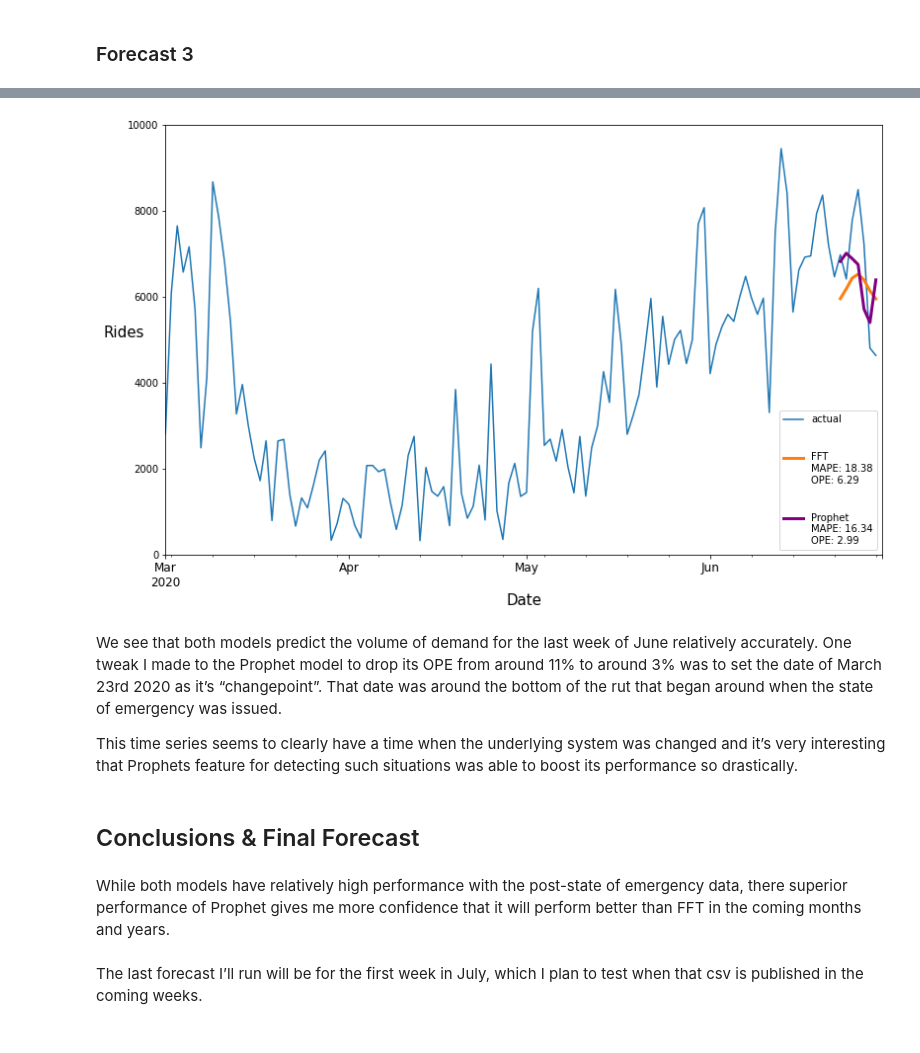
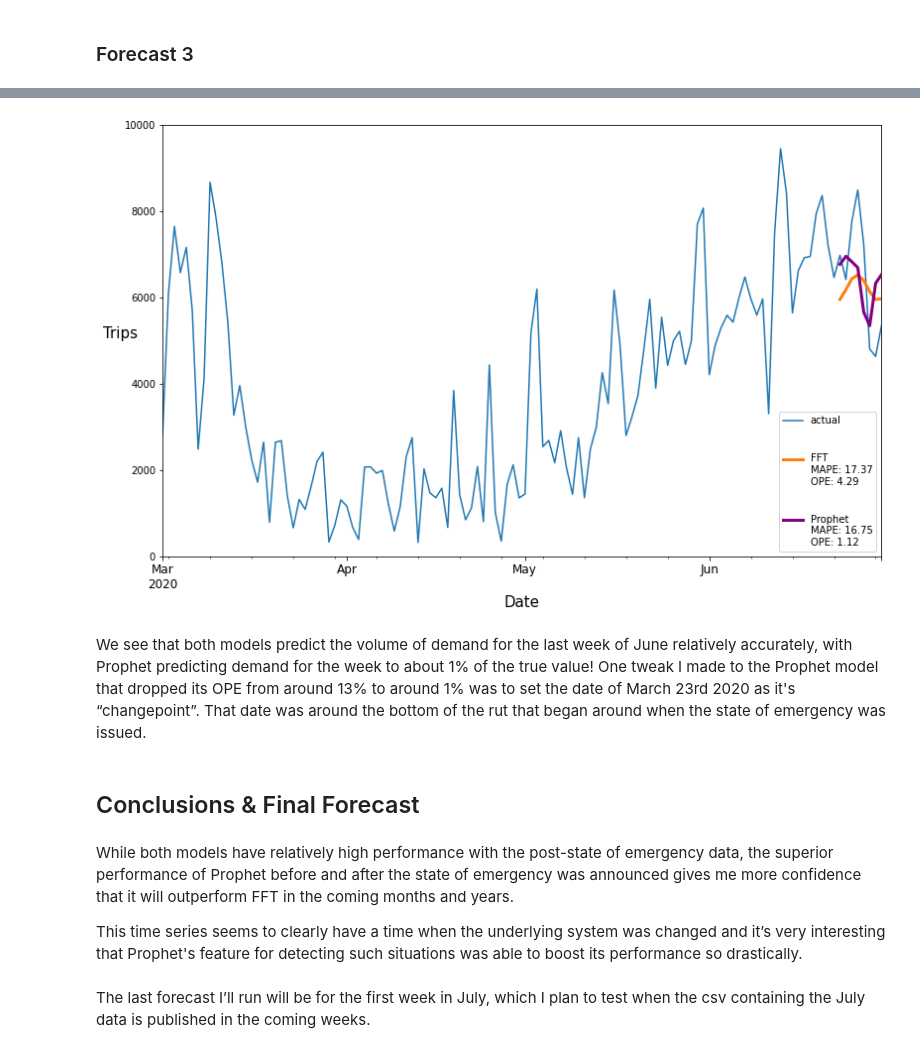
Before and after one commit to iklasky/Springboard, a Jupyter notebook: bikes/Forecasting_Covid_Blue_Bikes.ipynb, the cells around one changed output, grey strips where cells are left out. Saved outputs shown, nothing was run; the diff lists cells and outputs as text; code cells hidden in the pictures.

```diff
--- a/bikes/Forecasting_Covid_Blue_Bikes.ipynb
+++ b/bikes/Forecasting_Covid_Blue_Bikes.ipynb
@@ -84,0 +59,4 @@ daily_data
+# %%
+daily_data = df.groupby([pd.Grouper(freq='D')]).count().reset_index().iloc[:, : 2]
+daily_data.columns = ['date','trips']
+daily_data
@@ -87,6 +79,6 @@ Many time series models require data to be presented in uniform distances. We ca
 # %%
-if 'time' in daily_data.columns:
-    daily_data=daily_data.set_index('time')
+if 'date' in daily_data.columns:
+    daily_data=daily_data.set_index('date')
     daily_data.index = daily_data.index.date
 
     daily_data.loc[dt.datetime.strptime('2018-03-13', '%Y-%m-%d').date()] = [0]
@@ -94,6 +86,7 @@ if 'time' in daily_data.columns:
 
 daily_data.sort_index(inplace=True)
 daily_data.index.rename('date',inplace=True)
+daily_data.reset_index(inplace=True)
 # %% [markdown]
 We can see the time series of the daily blue bike rides in greater Boston from 2017 to 2020 below.
 # %%
@@ -164,5 +146,5 @@ For our first forecast I’ll feed the models data from January 1st 2017 to Dece
 # %%
-series1 = TimeSeries.from_dataframe(daily_data.reset_index(), 'date', 'total')
+series1 = TimeSeries.from_dataframe(daily_data, 'date', 'trips')
 train1, val1 = series1.split_before(pd.Timestamp('20200101'))
 # %%
 import time
@@ -244,3 +223,5 @@ train3, val3 = series3.split_before(pd.Timestamp('20200623'))
+# %%
+train3, val3 = series1.split_before(pd.Timestamp('20200623'))
 # %%
 model_FFT3 = FFT()
 model_FFT3.fit(train3)
@@ -251,25 +232,25 @@ model_Prophet3.fit(train3)
 prediction_Prophet3 = model_Prophet3.predict(len(val3))
 # %%
 plt.figure(figsize=(13, 8))
-series3.plot(label='actual')
-prediction_FFT3.plot(label='\n\nFFT \nMAPE: '+str(round(mape(prediction_FFT3, series3),2))+'\nOPE: '+str(round(ope(prediction_FFT3, series3),2)),lw=3)
-prediction_Prophet3.plot(label='\n\nProphet \nMAPE: '+str(round(mape(prediction_Prophet3, series3),2))+'\nOPE: '+str(round(ope(prediction_Prophet3, series3),2)),lw=3,color='purple')
+series1.plot(label='actual')
+prediction_FFT3.plot(label='\n\nFFT \nMAPE: '+str(round(mape(prediction_FFT3, series1),2))+'\nOPE: '+str(round(ope(prediction_FFT3, series1),2)),lw=3)
+prediction_Prophet3.plot(label='\n\nProphet \nMAPE: '+str(round(mape(prediction_Prophet3, series1),2))+'\nOPE: '+str(round(ope(prediction_Prophet3, series1),2)),lw=3,color='purple')
 plt.axis([dt.datetime.strptime('2020-03-01', '%Y-%m-%d').date(),dt.datetime.strptime('2020-06-30', '%Y-%m-%d').date(),0,10000])
-plt.ylabel('Rides',rotation=0,size=15)
+plt.ylabel('Trips',rotation=0,size=15)
 plt.xlabel('Date',rotation=0,size=15)
 plt.tick_params(axis='x', which='major', labelsize=12)
 plt.legend()
 plt.show()
 # %% [output]
-[figure, old version]
+[figure, new version]
 # %% [markdown]
-We see that both models predict the volume of demand for the last week of June relatively accurately. One tweak I made to the Prophet model to drop its OPE from around 11% to around 3% was to set the date of March 23rd 2020 as it’s “changepoint”. That date was around the bottom of the rut that began around when the state of emergency was issued.
-
-This time series seems to clearly have a time when the underlying system was changed and it’s very interesting that Prophets feature for detecting such situations was able to boost its performance so drastically.
+We see that both models predict the volume of demand for the last week of June relatively accurately, with Prophet predicting demand for the week to about 1% of the true value! One tweak I made to the Prophet model that dropped its OPE from around 13% to around 1% was to set the date of March 23rd 2020 as it's “changepoint”. That date was around the bottom of the rut that began around when the state of emergency was issued.
 # %% [markdown]
 ## Conclusions & Final Forecast<a name="Conclusions"></a>
 # %% [markdown]
-While both models have relatively high performance with the post-state of emergency data, there superior performance of Prophet gives me more confidence that it will perform better than FFT in the coming months and years.
+While both models have relatively high performance with the post-state of emergency data, the superior performance of Prophet before and after the state of emergency was announced gives me more confidence that it will outperform FFT in the coming months and years.
+
+This time series seems to clearly have a time when the underlying system was changed and it’s very interesting that Prophet's feature for detecting such situations was able to boost its performance so drastically.
 # %% [markdown]
-The last forecast I’ll run will be for the first week in July, which I plan to test when that csv is published in the coming weeks.
+The last forecast I’ll run will be for the first week in July, which I plan to test when the csv containing the July data is published in the coming weeks.
 # %%
```
Also changed, not shown: parts of 29 cells of this notebook.
